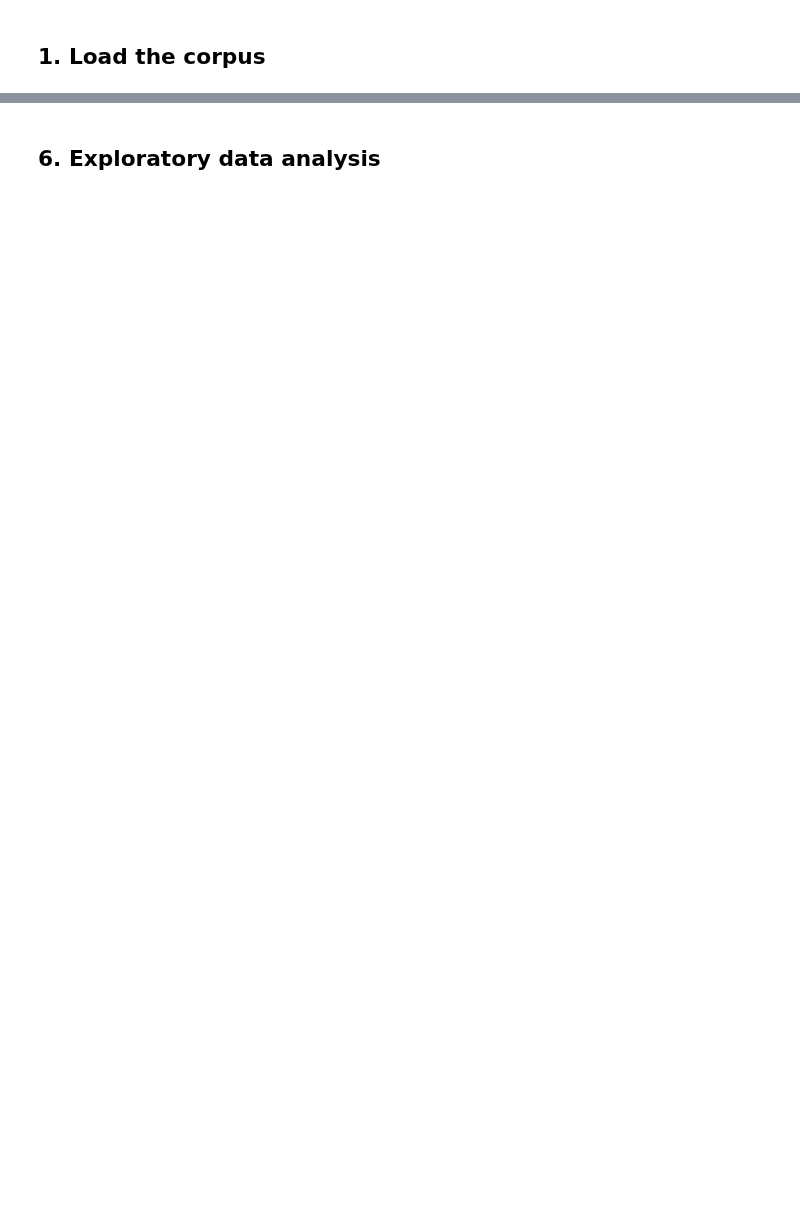
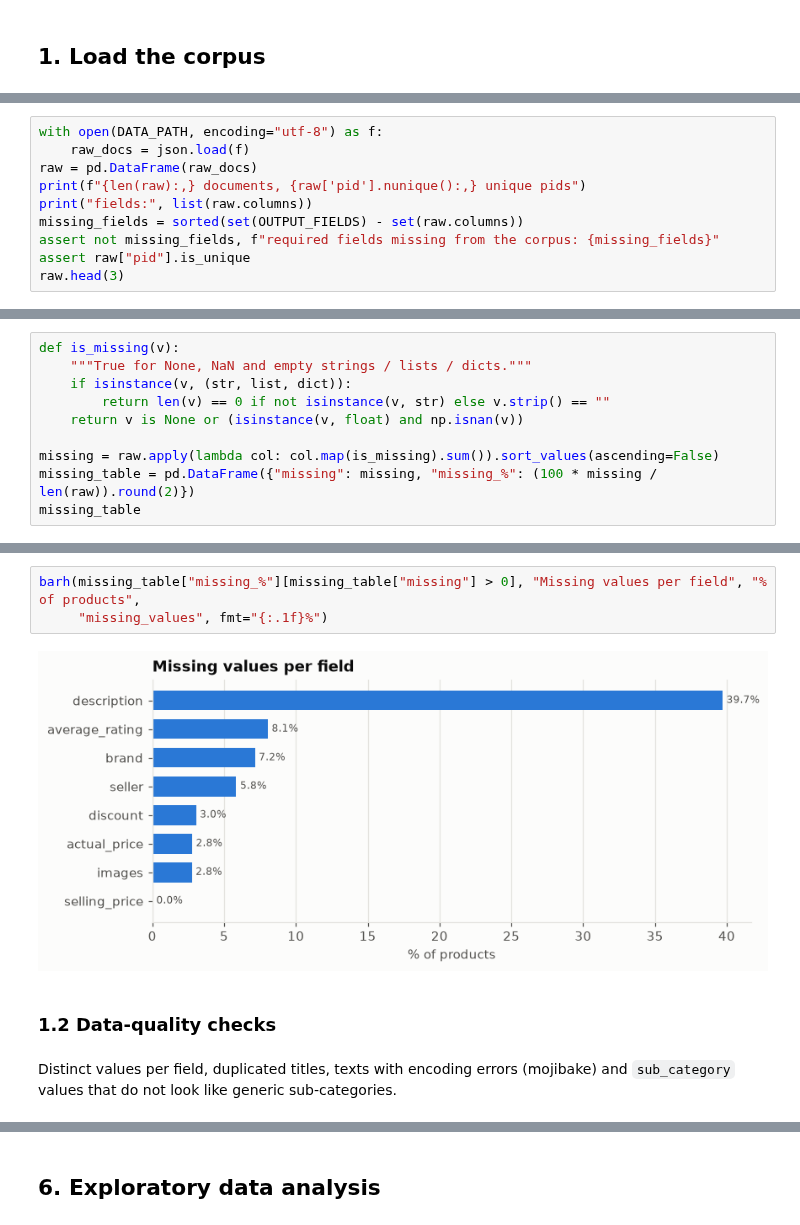
Before and after one commit to asteraceae/riaw-search-engine, a Jupyter notebook: project_progress/part_1/part_1.ipynb, the cells around one changed output, grey strips where cells are left out. Cells and saved outputs as stored; diff of their text form; blank space fills up the shorter version.

Commit message:
Part 1: text pre-processing and exploratory data analysis

```diff
--- a/project_progress/part_1/part_1.ipynb
+++ b/project_progress/part_1/part_1.ipynb
@@ -28,0 +102,10 @@ Keep pid and all output fields.
+# %%
+with open(DATA_PATH, encoding="utf-8") as f:
+    raw_docs = json.load(f)
+raw = pd.DataFrame(raw_docs)
+print(f"{len(raw):,} documents, {raw['pid'].nunique():,} unique pids")
+print("fields:", list(raw.columns))
+missing_fields = sorted(set(OUTPUT_FIELDS) - set(raw.columns))
+assert not missing_fields, f"required fields missing from the corpus: {missing_fields}"
+assert raw["pid"].is_unique
+raw.head(3)
@@ -28,0 +123,10 @@ Keep pid and all output fields.
+# %%
+def is_missing(v):
+    """True for None, NaN and empty strings / lists / dicts."""
+    if isinstance(v, (str, list, dict)):
+        return len(v) == 0 if not isinstance(v, str) else v.strip() == ""
+    return v is None or (isinstance(v, float) and np.isnan(v))
+
+missing = raw.apply(lambda col: col.map(is_missing).sum()).sort_values(ascending=False)
+missing_table = pd.DataFrame({"missing": missing, "missing_%": (100 * missing / len(raw)).round(2)})
+missing_table
@@ -28,0 +152,9 @@ Keep pid and all output fields.
+# %%
+barh(missing_table["missing_%"][missing_table["missing"] > 0], "Missing values per field", "% of products",
+     "missing_values", fmt="{:.1f}%")
+# %% [output]
+[figure, added]
+# %% [markdown]
+### 1.2 Data-quality checks
+# %% [markdown]
+Distinct values per field, duplicated titles, texts with encoding errors (mojibake) and `sub_category` values that do not look like generic sub-categories.
```
Also changed, not shown: parts of 109 cells of this notebook, 28 other files.
